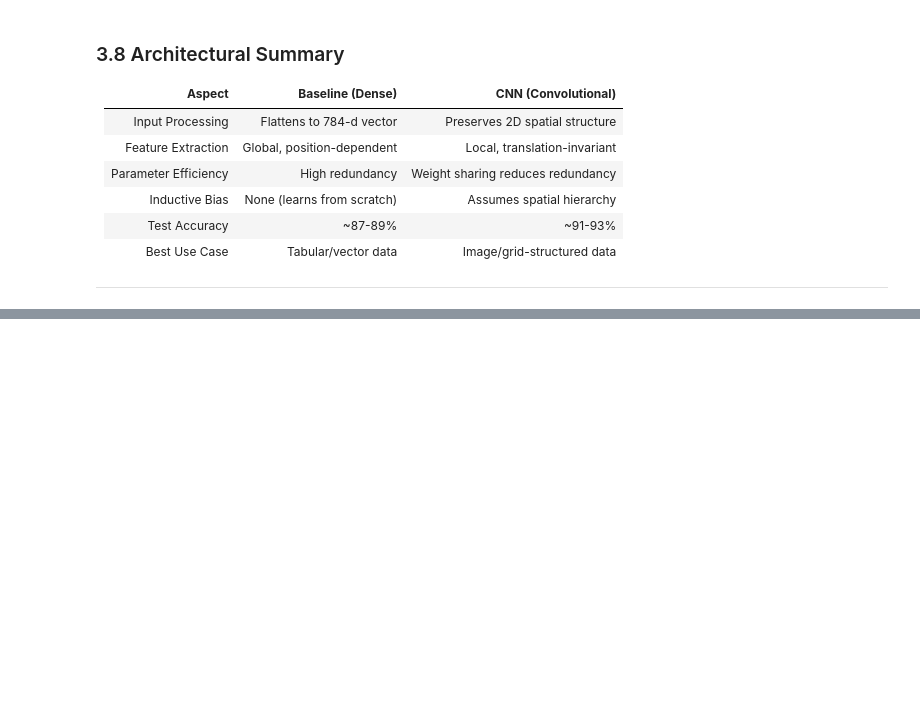
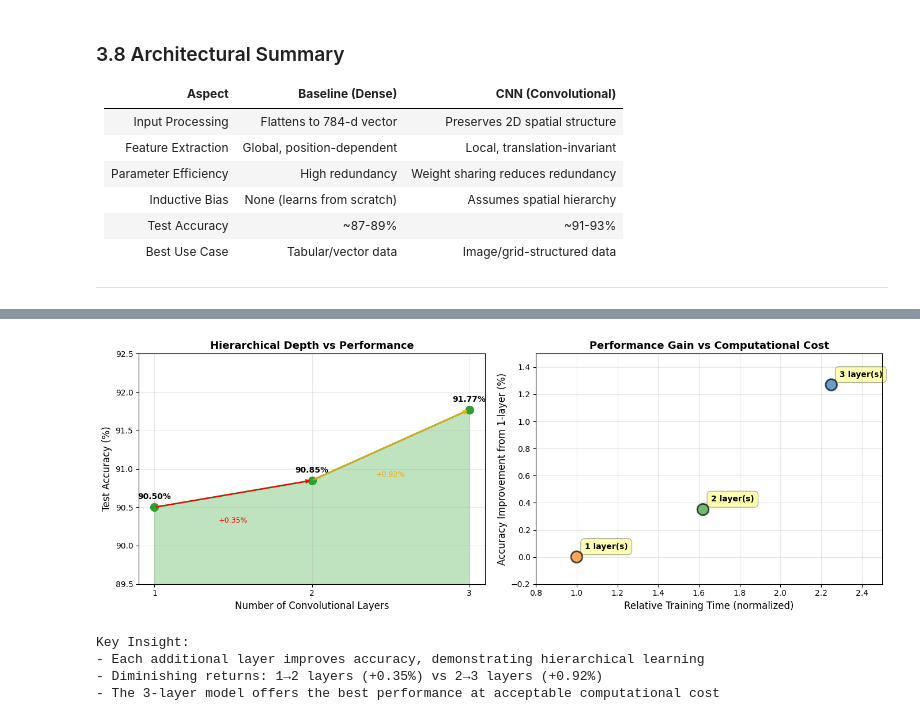
Before and after one commit to Eliza-05/convolutional-layers, a Jupyter notebook: cnn_architecture_analysis.ipynb, the cells around one changed output, grey strips where cells are left out. Cells and saved outputs as stored; diff of their text form; code cells hidden in the pictures; blank space fills up the shorter version.

```diff
--- a/cnn_architecture_analysis.ipynb
+++ b/cnn_architecture_analysis.ipynb
@@ -1350,0 +2109,72 @@ This hierarchy is automatic the network learns it through backpropagation, but t
+# %%
+
+import matplotlib.pyplot as plt
+
+
+conv_layers = [1, 2, 3]
+accuracies = [90.5, 90.85, 91.77]
+training_times = [63, 102, 142]
+
+fig, axes = plt.subplots(1, 2, figsize=(14, 5))
+
+
+axes[0].plot(conv_layers, accuracies, marker='o', linewidth=2, markersize=10, color='#2ca02c')
+axes[0].fill_between(conv_layers, accuracies, alpha=0.3, color='#2ca02c')
+axes[0].set_xlabel('Number of Convolutional Layers', fontsize=12)
+axes[0].set_ylabel('Test Accuracy (%)', fontsize=12)
+axes[0].set_title('Hierarchical Depth vs Performance', fontsize=13, fontweight='bold')
+axes[0].set_xticks(conv_layers)
+axes[0].set_ylim([89.5, 92.5])
+axes[0].grid(True, alpha=0.3)
+
+
+for i in range(len(conv_layers)):
+    axes[0].annotate(f'{accuracies[i]:.2f}%',
+                     xy=(conv_layers[i], accuracies[i]),
+                     xytext=(0, 10),
+                     textcoords='offset points',
+                     ha='center',
+                     fontweight='bold')
+
+axes[0].annotate('', xy=(2, 90.85), xytext=(1, 90.5),
+                arrowprops=dict(arrowstyle='->', color='red', lw=1.5))
+axes[0].text(1.5, 90.3, '+0.35%', ha='center', color='red', fontsize=9)
+
+axes[0].annotate('', xy=(3, 91.77), xytext=(2, 90.85),
+                arrowprops=dict(arrowstyle='->', color='orange', lw=1.5))
+axes[0].text(2.5, 90.9, '+0.92%', ha='center', color='orange', fontsize=9)
+
+improvement_from_1layer = [0, 0.35, 1.27]
+relative_training_time = [1.0, 1.62, 2.25]
+
+axes[1].scatter(relative_training_time, improvement_from_1layer, s=200, alpha=0.7,
+               c=['#ff7f0e', '#2ca02c', '#1f77b4'], edgecolors='black', linewidth=2)
+
+for i, (x, y) in enumerate(zip(relative_training_time, improvement_from_1layer)):
+    axes[1].annotate(f'{conv_layers[i]} layer(s)',
+                    xy=(x, y),
+                    xytext=(10, 10),
+                    textcoords='offset points',
+                    fontweight='bold',
+                    bbox=dict(boxstyle='round,pad=0.5', facecolor='yellow', alpha=0.3))
+
+axes[1].set_xlabel('Relative Training Time (normalized)', fontsize=12)
+axes[1].set_ylabel('Accuracy Improvement from 1-layer (%)', fontsize=12)
+axes[1].set_title('Performance Gain vs Computational Cost', fontsize=13, fontweight='bold')
+axes[1].grid(True, alpha=0.3)
+axes[1].set_xlim([0.8, 2.5])
+axes[1].set_ylim([-0.2, 1.5])
+
+plt.tight_layout()
+plt.show()
+
+print("Key Insight:")
+print("- Each additional layer improves accuracy, demonstrating hierarchical learning")
+print("- Diminishing returns: 1→2 layers (+0.35%) vs 2→3 layers (+0.92%)")
+print("- The 3-layer model offers the best performance at acceptable computational cost")
+# %% [output]
+[figure, added]
+Key Insight:
+- Each additional layer improves accuracy, demonstrating hierarchical learning
+- Diminishing returns: 1→2 layers (+0.35%) vs 2→3 layers (+0.92%)
+- The 3-layer model offers the best performance at acceptable computational cost
```
Also changed, not shown: parts of 33 cells of this notebook.
